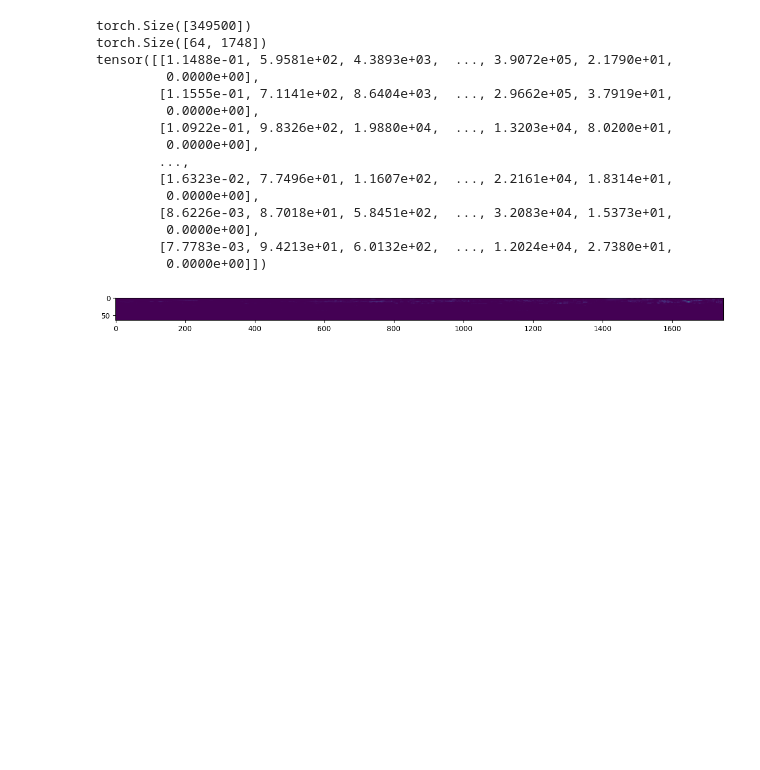
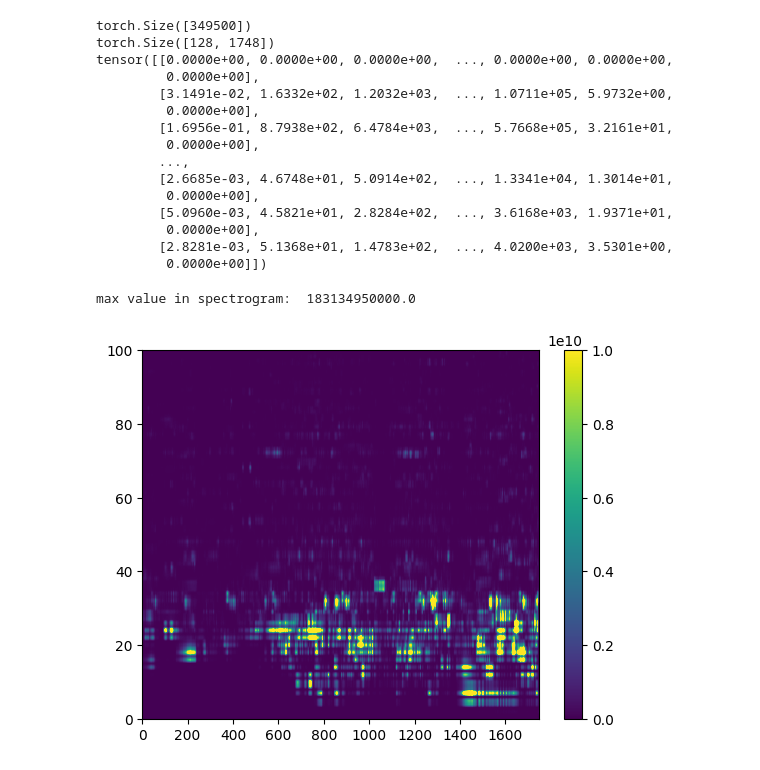
Before and after one commit to alexelwood14/adl-coursework, a Jupyter notebook: src/utils/spectrogram.ipynb, the cells around one changed output. Cells and saved outputs as stored; diff of their text form; code cells hidden in the pictures; blank space fills up the shorter version.

Commit message:
Working spectrogram notebook

```diff
--- a/src/utils/spectrogram.ipynb
+++ b/src/utils/spectrogram.ipynb
@@ -12,22 +12,24 @@ path = os.path.join("..", "..", "data", "MagnaTagATune", "samples", "train", "0"
 data = np.load(path)
 waveform = torch.tensor(data, dtype=torch.float32)
 print(waveform.shape)
-spectrogram = torchaudio.transforms.MelSpectrogram(n_mels=64)(waveform)
+spectrogram = torchaudio.transforms.MelSpectrogram(n_mels=128)(waveform)
 print(spectrogram.shape)
 print(spectrogram)
+
+np.save("spectrogram.npy", spectrogram)
 # %% [output]
 torch.Size([349500])
-torch.Size([64, 1748])
-tensor([[1.1488e-01, 5.9581e+02, 4.3893e+03,  ..., 3.9072e+05, 2.1790e+01,
+torch.Size([128, 1748])
+tensor([[0.0000e+00, 0.0000e+00, 0.0000e+00,  ..., 0.0000e+00, 0.0000e+00,
          0.0000e+00],
-        [1.1555e-01, 7.1141e+02, 8.6404e+03,  ..., 2.9662e+05, 3.7919e+01,
+        [3.1491e-02, 1.6332e+02, 1.2032e+03,  ..., 1.0711e+05, 5.9732e+00,
          0.0000e+00],
-        [1.0922e-01, 9.8326e+02, 1.9880e+04,  ..., 1.3203e+04, 8.0200e+01,
+        [1.6956e-01, 8.7938e+02, 6.4784e+03,  ..., 5.7668e+05, 3.2161e+01,
          0.0000e+00],
         ...,
-        [1.6323e-02, 7.7496e+01, 1.1607e+02,  ..., 2.2161e+04, 1.8314e+01,
+        [2.6685e-03, 4.6748e+01, 5.0914e+02,  ..., 1.3341e+04, 1.3014e+01,
          0.0000e+00],
-        [8.6226e-03, 8.7018e+01, 5.8451e+02,  ..., 3.2083e+04, 1.5373e+01,
+        [5.0960e-03, 4.5821e+01, 2.8284e+02,  ..., 3.6168e+03, 1.9371e+01,
          0.0000e+00],
-        [7.7783e-03, 9.4213e+01, 6.0132e+02,  ..., 1.2024e+04, 2.7380e+01,
+        [2.8281e-03, 5.1368e+01, 1.4783e+02,  ..., 4.0200e+03, 3.5301e+00,
          0.0000e+00]])
@@ -34,12 +49,19 @@ tensor([[1.1488e-01, 5.9581e+02, 4.3893e+03,  ..., 3.9072e+05, 2.1790e+01,
+# %%
+max_value = np.max(spectrogram.numpy())
+print("max value in spectrogram: ", max_value)
+# %% [output]
+max value in spectrogram:  183134950000.0
 # %%
 # Plot and save the mel spectrogram
-plt.figure(figsize=(15, 35))
-plt.imshow(spectrogram)
+plt.figure()
+plt.imshow(spectrogram, cmap='viridis', aspect='auto', origin='lower', vmax=1e10)
+plt.ylim(0, 100)
+plt.colorbar()
 
 # Save the spectrogram to an image file
 # plt.savefig('mel_spectrogram.png')
 
 # Display the plot
 plt.show()
 # %% [output]
-[figure, old version]
+[figure, new version]
```
Also changed, not shown: parts of 1 cell of this notebook, 1 other file.
